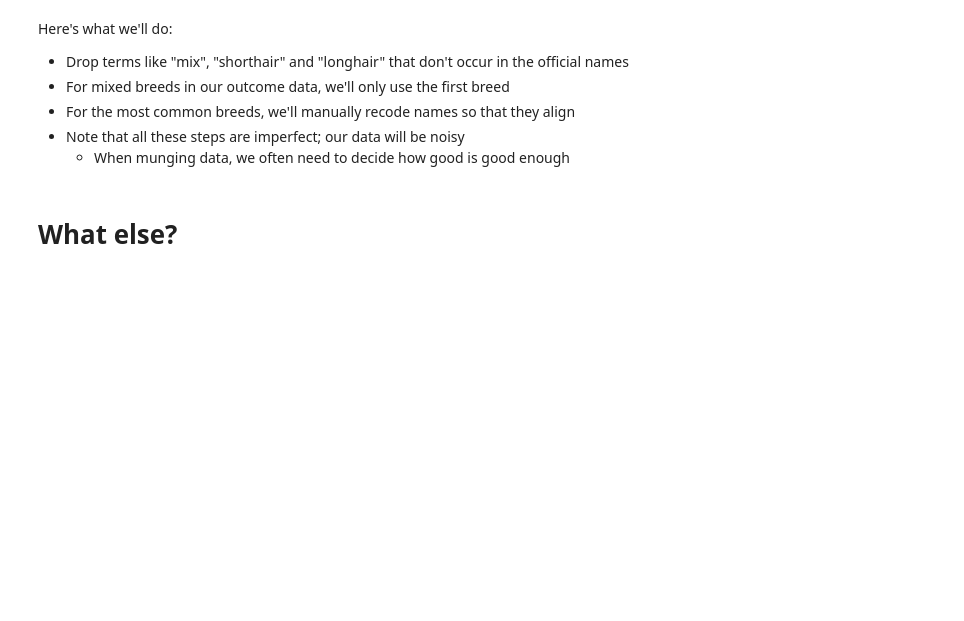
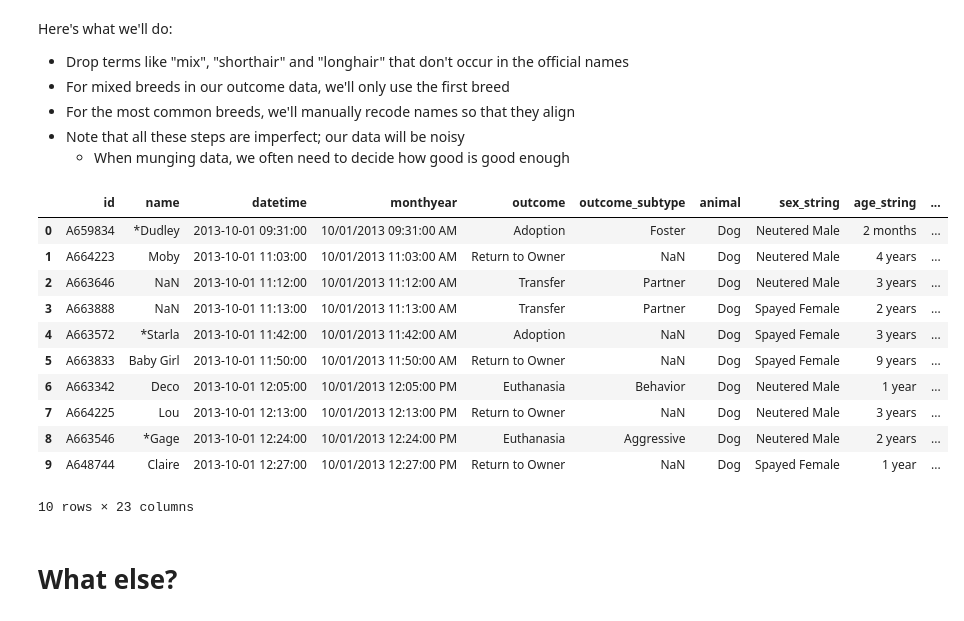
Before and after one commit to tyarkoni/SSI2016, a Jupyter notebook: notebooks/Day 2 - data munging.ipynb, the cells around one changed output. Drawn from its saved outputs; the diff is of its cells as text; code cells hidden in the pictures; blank space fills up the shorter version.

```diff
--- a/notebooks/Day 2 - data munging.ipynb
+++ b/notebooks/Day 2 - data munging.ipynb
@@ -422,13 +549,14 @@ Let's recode this as two binary variables: sex (male/female) and sterilized (Tru
 # 'Unknown', just like the other 3,625 Unknown values. To do
 # that, uncomment the next line and re-run.
 
-# data['sex_string'] = data['sex_string'].fillna('Unknown')
+data['sex_string'] = data['sex_string'].fillna('Unknown')
 
 # Initialize a new column with NaN as the default value (for unknown sex)
 data['sex'] = np.nan
 
 # Update the column with values for M (0) and F (1)
-data['sex'][data['sex_string'].str.contains('Male')] = 0
+inds = data['sex_string'].str.contains('Male')
+data['sex'][inds] = 0
 data['sex'][data['sex_string'].str.contains('Female')] = 1
 
 # Now do the same kind of thing for sterilization
@@ -664,7 +866,20 @@ dogs['merge_key'] = dogs['merge_key'].replace(replacements)
 # will have the same number of rows as the first input DataFrame (dogs).
 dogs = dogs.merge(breed_data, left_on='merge_key', right_on='breed_name', how='left')
 # %%
-dogs.head(5)
+dogs.head(10)
+# %% [output]
+|  | id | name | datetime | monthyear | outcome | outcome_subtype | animal | sex_string | age_string | ... |
+| 0 | A659834 | *Dudley | 2013-10-01 09:31:00 | 10/01/2013 09:31:00 AM | Adoption | Foster | Dog | Neutered Male | 2 months | ... |
+| 1 | A664223 | Moby | 2013-10-01 11:03:00 | 10/01/2013 11:03:00 AM | Return to Owner | NaN | Dog | Neutered Male | 4 years | ... |
+| 2 | A663646 | NaN | 2013-10-01 11:12:00 | 10/01/2013 11:12:00 AM | Transfer | Partner | Dog | Neutered Male | 3 years | ... |
+| 3 | A663888 | NaN | 2013-10-01 11:13:00 | 10/01/2013 11:13:00 AM | Transfer | Partner | Dog | Spayed Female | 2 years | ... |
+| 4 | A663572 | *Starla | 2013-10-01 11:42:00 | 10/01/2013 11:42:00 AM | Adoption | NaN | Dog | Spayed Female | 3 years | ... |
+| 5 | A663833 | Baby Girl | 2013-10-01 11:50:00 | 10/01/2013 11:50:00 AM | Return to Owner | NaN | Dog | Spayed Female | 9 years | ... |
+| 6 | A663342 | Deco | 2013-10-01 12:05:00 | 10/01/2013 12:05:00 PM | Euthanasia | Behavior | Dog | Neutered Male | 1 year | ... |
+| 7 | A664225 | Lou | 2013-10-01 12:13:00 | 10/01/2013 12:13:00 PM | Return to Owner | NaN | Dog | Neutered Male | 3 years | ... |
+| 8 | A663546 | *Gage | 2013-10-01 12:24:00 | 10/01/2013 12:24:00 PM | Euthanasia | Aggressive | Dog | Neutered Male | 2 years | ... |
+| 9 | A648744 | Claire | 2013-10-01 12:27:00 | 10/01/2013 12:27:00 PM | Return to Owner | NaN | Dog | Spayed Female | 1 year | ... |
+10 rows × 23 columns
 # %% [markdown]
 # What else?
 # %% [markdown]
```
Also changed, not shown: parts of 32 cells of this notebook, 3 other files.
